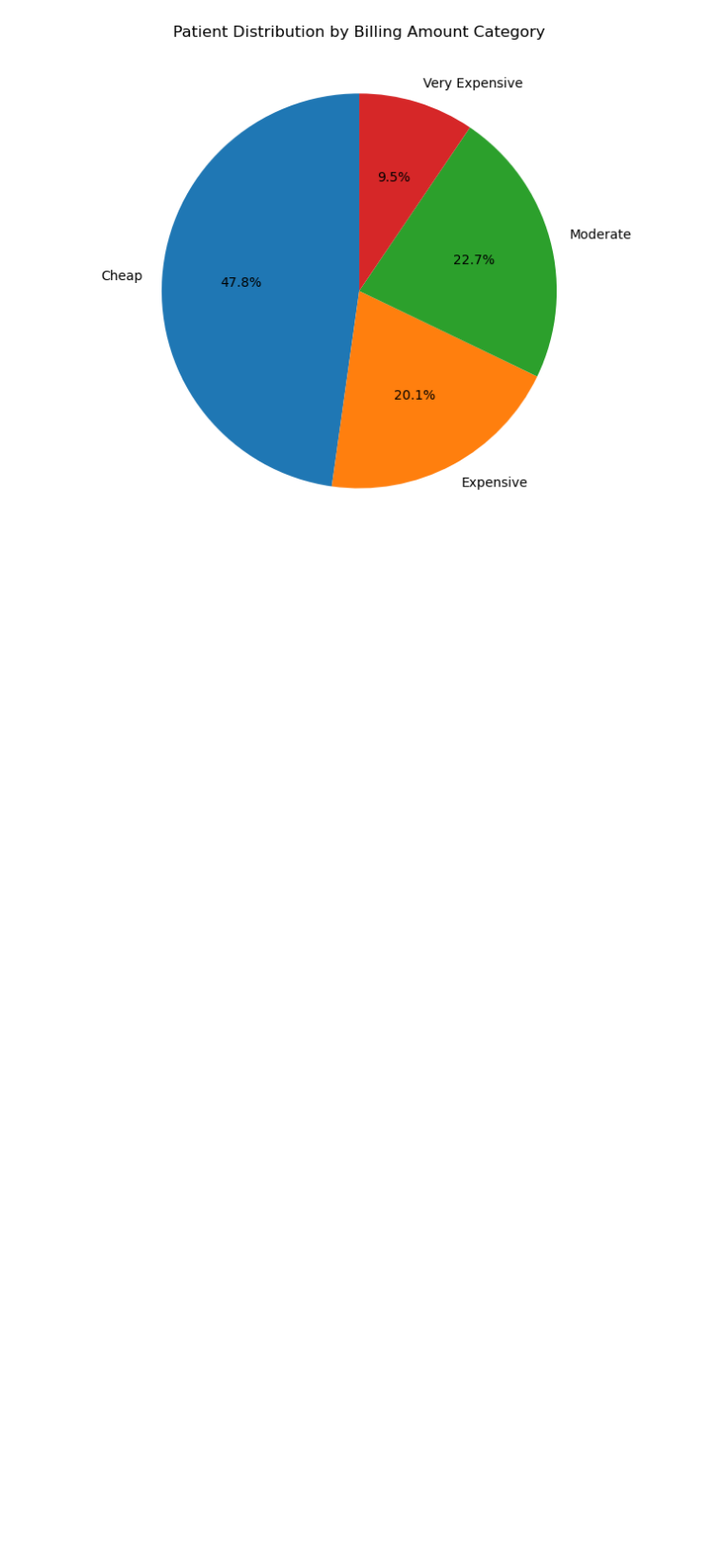
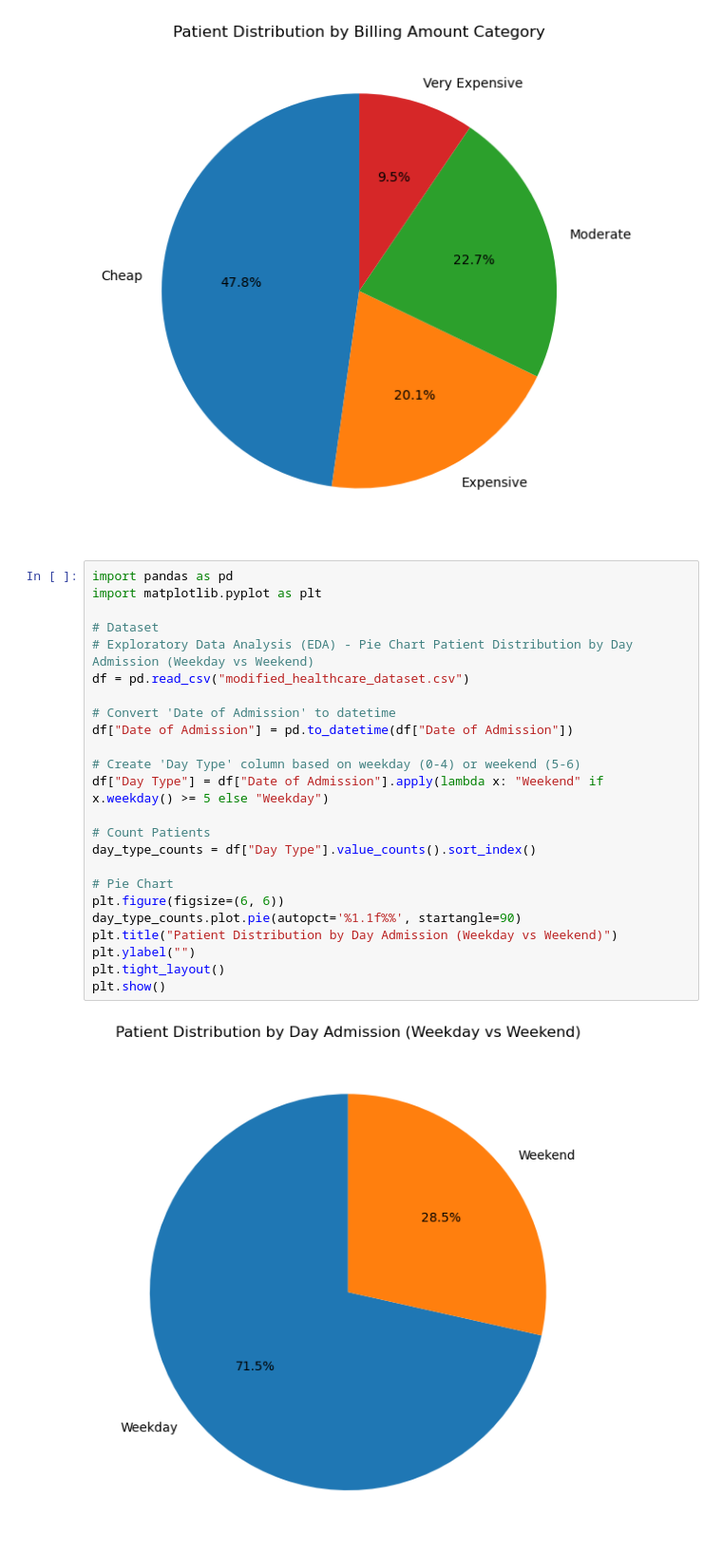
Before and after one commit to FlazeFy2/DS-Healthcare_Dataset, a Jupyter notebook: exploratory data analysis-pie.ipynb, the cells around one changed output. Shown: that part at 95% size. Saved outputs shown, nothing was run; the diff lists cells and outputs as text; blank space fills up the shorter version.

Commit message:
[DS] Exploratory Data Analysis (EDA) - Pie Chart Patient Distribution by Day Admission (Weekday vs Weekend)

```diff
--- a/exploratory data analysis-pie.ipynb
+++ b/exploratory data analysis-pie.ipynb
@@ -205,3 +205,29 @@ plt.tight_layout()
 plt.show()
 # %% [output]
 [figure]
+# %%
+import pandas as pd
+import matplotlib.pyplot as plt
+
+# Dataset
+# Exploratory Data Analysis (EDA) - Pie Chart Patient Distribution by Day Admission (Weekday vs Weekend)
+df = pd.read_csv("modified_healthcare_dataset.csv")
+
+# Convert 'Date of Admission' to datetime
+df["Date of Admission"] = pd.to_datetime(df["Date of Admission"])
+
+# Create 'Day Type' column based on weekday (0-4) or weekend (5-6)
+df["Day Type"] = df["Date of Admission"].apply(lambda x: "Weekend" if x.weekday() >= 5 else "Weekday")
+
+# Count Patients
+day_type_counts = df["Day Type"].value_counts().sort_index()
+
+# Pie Chart
+plt.figure(figsize=(6, 6))
+day_type_counts.plot.pie(autopct='%1.1f%%', startangle=90)
+plt.title("Patient Distribution by Day Admission (Weekday vs Weekend)")
+plt.ylabel("")
+plt.tight_layout()
+plt.show()
+# %% [output]
+[figure, added]
```
